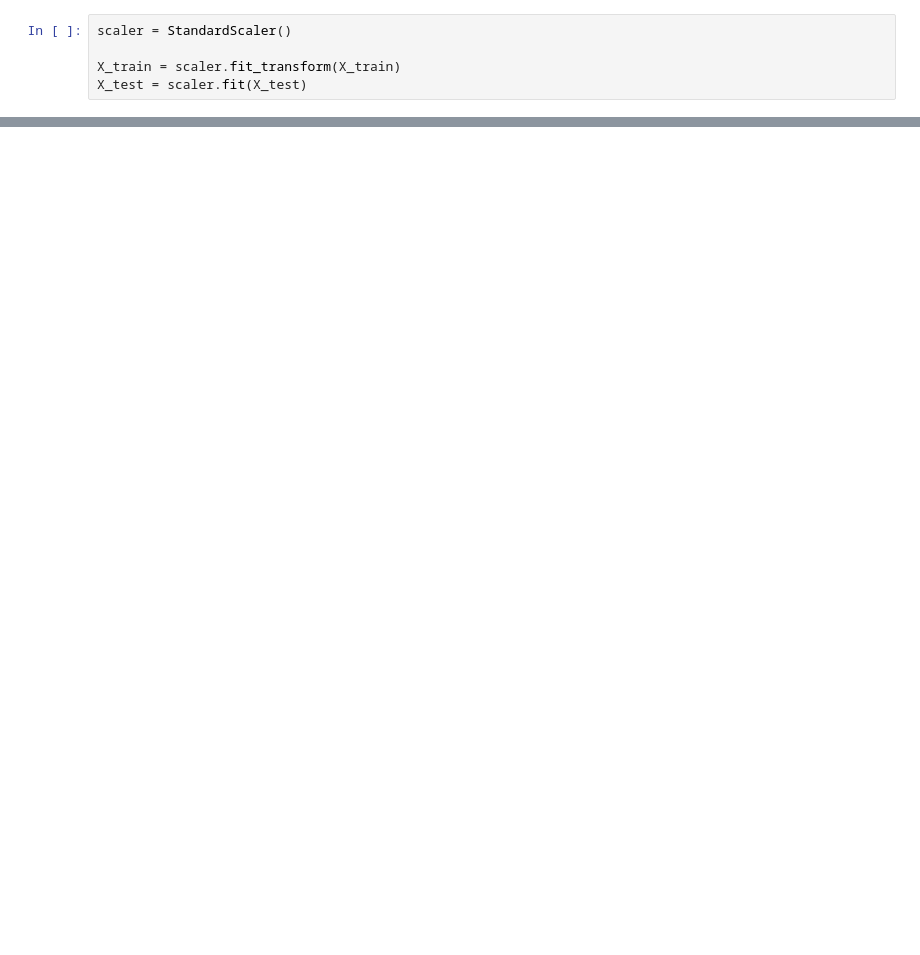
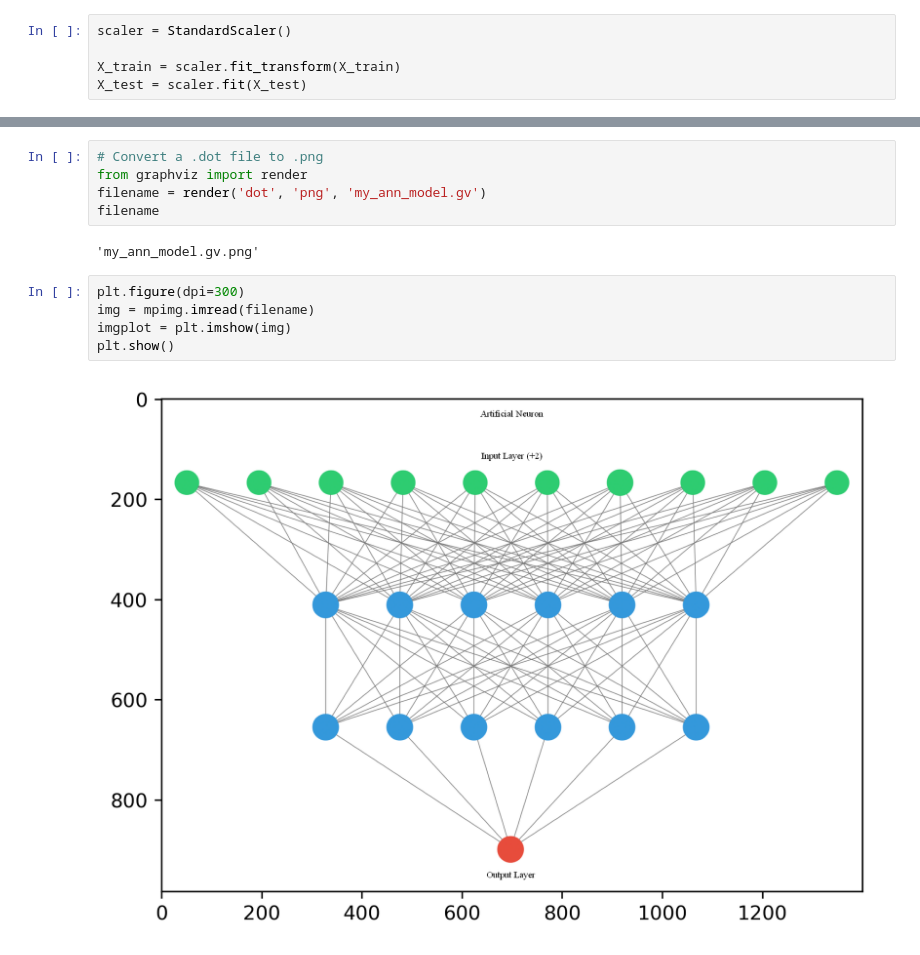
Before and after one commit to lavkushsingh31/Deep_Learning_Assignments, a Jupyter notebook: Practice Udemy - ANN Practice.ipynb, the cells around one changed output, grey strips where cells are left out. Drawn from its saved outputs; the diff is of its cells as text; blank space fills up the shorter version.

```diff
--- a/Practice Udemy - ANN Practice.ipynb
+++ b/Practice Udemy - ANN Practice.ipynb
@@ -137,0 +185,14 @@ Building the ANN Model
+# %%
+# Convert a .dot file to .png
+from graphviz import render
+filename = render('dot', 'png', 'my_ann_model.gv')
+filename
+# %% [output]
+'my_ann_model.gv.png'
+# %%
+plt.figure(dpi=300)
+img = mpimg.imread(filename)
+imgplot = plt.imshow(img)
+plt.show()
+# %% [output]
+[figure, added]
```
Also changed, not shown: parts of 25 cells of this notebook.
